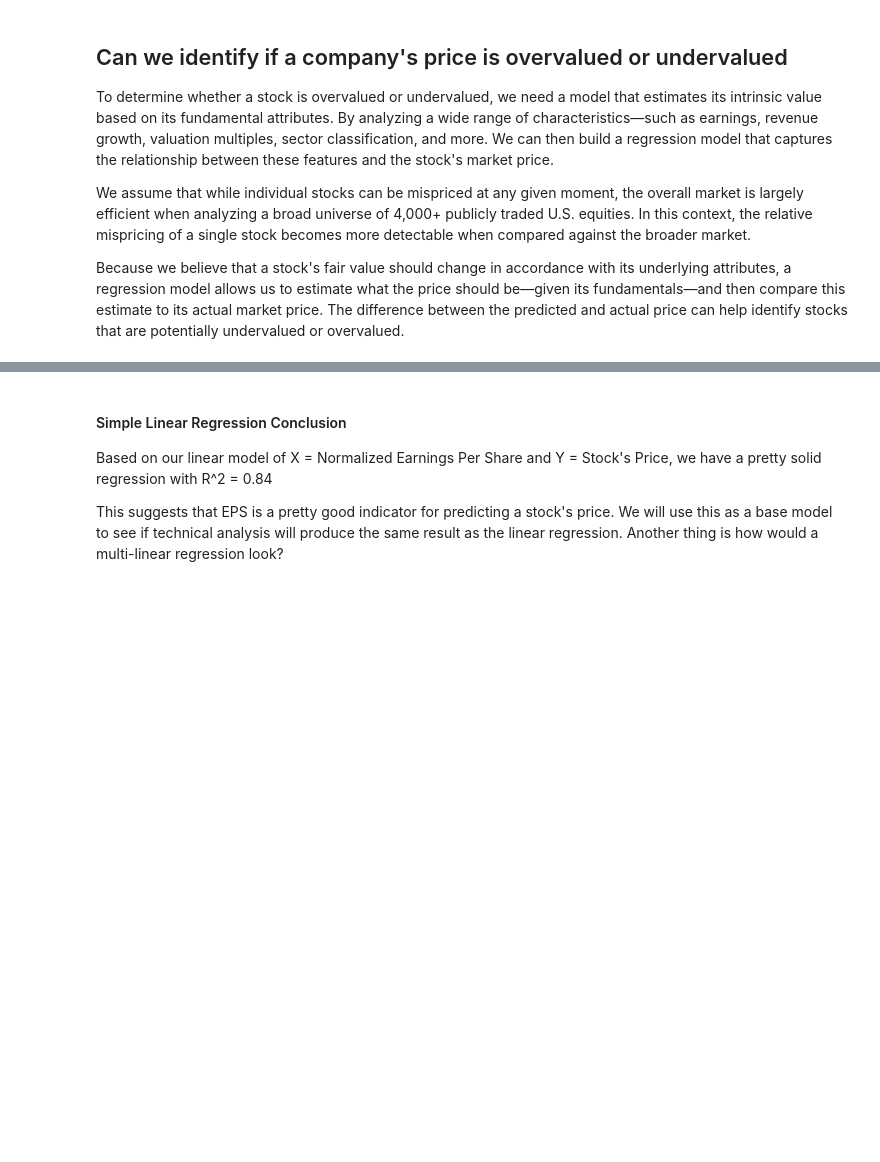
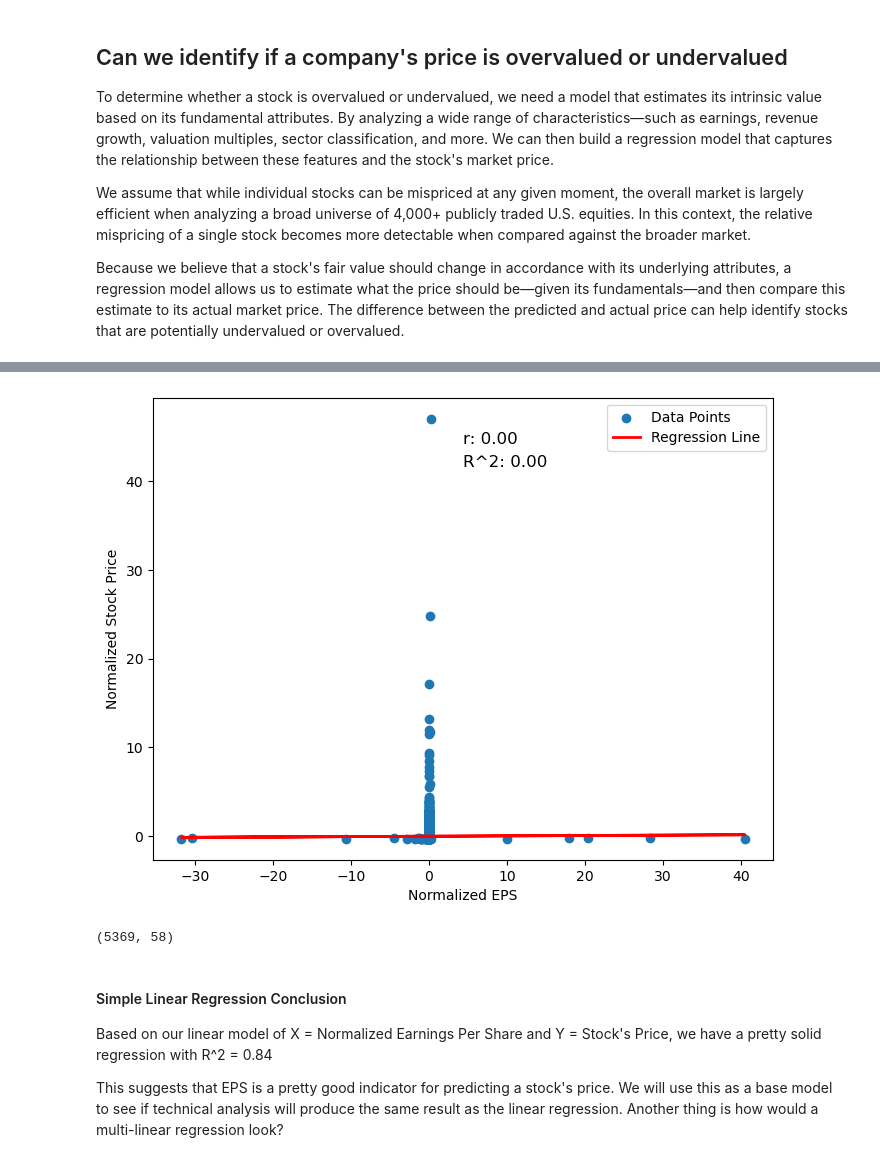
Before and after one commit to VoW314/Analytics-Spring-25, a Jupyter notebook: Team_Project.ipynb, the cells around one changed output, grey strips where cells are left out. Drawn from its saved outputs; the diff is of its cells as text; code cells hidden in the pictures; blank space fills up the shorter version.

Commit message:
Tried reducing sigma values
Not working

```diff
--- a/Team_Project.ipynb
+++ b/Team_Project.ipynb
@@ -229,15 +229,16 @@ from sklearn.model_selection  import train_test_split
 from sklearn.metrics import mean_squared_error
 # %%
 z_scores = (dt["Stock Price"] - dt["Stock Price"].mean()) / dt["Stock Price"].std()
-print(z_scores)
-dt = dt[abs(z_scores) < 3]
-print(len(dt))
+dt = dt[abs(z_scores) < 1]
+print(len(dt[abs(z_scores) < 1]))
 
 z_scores = (dt["EPS"] - dt["EPS"].mean()) / dt["EPS"].std()
-dt = dt[abs(z_scores) < 3]
-print(len(dt))
+dt = dt[abs(z_scores) <1]
+print(len(dt[abs(z_scores) < 1]))
 
 z_scores = (dt["Market Cap"] - dt["Market Cap"].mean()) / dt["Market Cap"].std()
-dt = dt[abs(z_scores) < 3]
-print(len(dt))
+dt = dt[abs(z_scores) < 1]
+print(len(dt[abs(z_scores) < 1]))
+
+dt.shape
 # %% [output]
@@ -260,4 +249,4 @@ Name: Stock Price, Length: 5451, dtype: float64
 # %%
 #Normalize the dt
-dt_cleaned = (dt_cleaned - dt_cleaned.mean())/dt_cleaned.std()
-dt_cleaned.head(2)
+dt = (dt - dt.mean())/dt.std()
+dt.head(2)
@@ -264,27 +259,30 @@ dt_cleaned.head(2)
 # %%
-x = dt_cleaned["EPS"].values.reshape(-1, 1)
-y = dt_cleaned["Stock Price"]
+x = dt["EPS"].values.reshape(-1, 1)
+y = dt["Stock Price"]
 
 model = LinearRegression()
 model.fit(x, y)
 
 y_prediction = model.predict(x)
 r = np.corrcoef(x.flatten(), y)[0, 1]
 r_squared = r**2
 
 plt.figure(figsize=(8, 6))
 plt.scatter(x, y, label='Data Points')
 plt.plot(x, y_prediction, color='red', label='Regression Line', linewidth=2)
 plt.xlabel('Normalized EPS')
 plt.ylabel('Normalized Stock Price')
 #50% across, 95%-85% up
 plt.text(0.5, 0.9, f'r: {r:.2f}', fontsize=12, color='black', transform=plt.gca().transAxes)
 plt.text(0.5, 0.85, f'R^2: {r_squared:.2f}', fontsize=12, color='black', transform=plt.gca().transAxes)
 
 plt.legend()
 plt.show()
 
 dt.shape
+# %% [output]
+[figure, added]
+(5369, 58)
 # %% [markdown]
 #### Simple Linear Regression Conclusion
 
```
Also changed, not shown: parts of 4 cells of this notebook.
